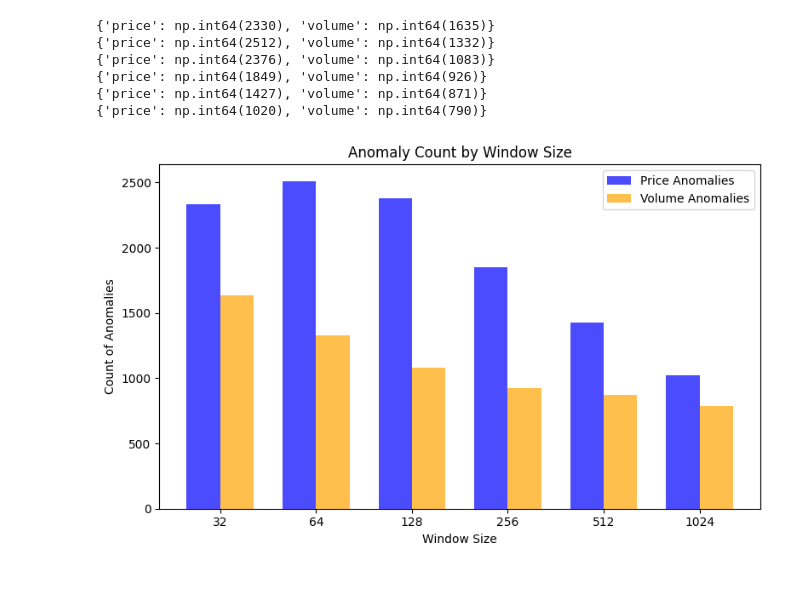
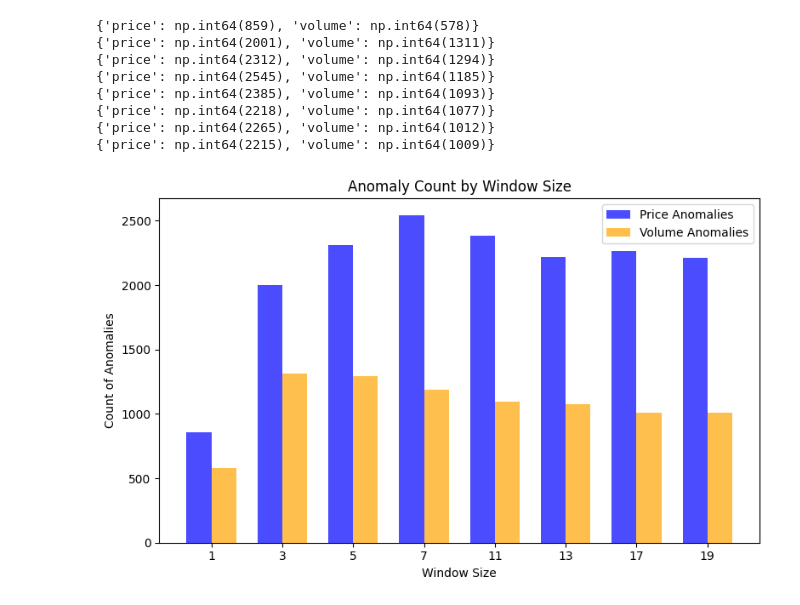
Before and after one commit to KarolSekscinski/anomaly-detection, a Jupyter notebook: ProcessorSpark/sandbox/explore_anomalies.ipynb, the cells around one changed output. Drawn from its saved outputs; the diff is of its cells as text; code cells hidden in the pictures.

Commit message:
working version of z-score detection

```diff
--- a/ProcessorSpark/sandbox/explore_anomalies.ipynb
+++ b/ProcessorSpark/sandbox/explore_anomalies.ipynb
@@ -4,6 +4,6 @@ from datetime import datetime
 import numpy as np
 import matplotlib.pyplot as plt
 # %%
-window_sizes = [32, 64, 128, 256, 512, 1024] # 512 is around minute
+window_sizes = [1,3,5,7,11,13,17,19] # but in seconds
+print(window_sizes)
 z_score_threshold = 3
-size_of_plot = 10000
@@ -12,8 +14,9 @@ df = pd.read_csv("data/finnhub7-12-2h.csv")
 columns = ["price", "volume", "trade_ts"]
 timestamp_format = "%Y-%m-%d %H:%M:%S.%f%z"
 df = df[columns]
-df["trade_ts"] = df["trade_ts"].apply(lambda x: datetime.strptime(x, timestamp_format))
+df["trade_ts"] = df["trade_ts"].apply(lambda a: datetime.strptime(a, timestamp_format))
 df = df.set_index("trade_ts")
+# df.index = pd.to_datetime(df.index)
 # %%
 print(df.describe())
 print(df.info())
@@ -40,3 +51,12 @@ None
+# %%
+df['volume_smooth'] = df['volume'].rolling(window=window_sizes[0]).mean()
+
+from sklearn.preprocessing import MinMaxScaler
+
+scaler = MinMaxScaler()
+df['volume_normalized'] = scaler.fit_transform(df[['volume']])
+df['volume_diff'] = df['volume'] - df['volume'].shift(1)
+df['volume_pct_change'] = df['volume'].pct_change()
 # %%
 # Plot Price and Volume
 fig, ax = plt.subplots(2, 1, figsize=(12, 8), sharex=True)
@@ -65,9 +113,25 @@ plt.show()
 # %%
-# Function to calculate rolling Z-score
-def detect_anomalies(dataframe, column, window_size, threshold):
-    rolling_mean = dataframe[column].rolling(window=window_size).mean()
-    rolling_std = dataframe[column].rolling(window=window_size).std()
+def detect_anomalies_sliding_window(dataframe, column, window_size_seconds, threshold):
+    """
+    Detect anomalies using z-scores, applying a sliding window where the rolling window is based on seconds.
+
+    :param dataframe: Input DataFrame with a time-based index
+    :param column: Column name to analyze
+    :param window_size_seconds: Sliding window size in seconds
+    :param threshold: Z-score threshold for anomaly detection
+    :return: Boolean Series indicating anomalies
+    """
+    # Convert window size in seconds to appropriate rolling window
+    window = f"{window_size_seconds}s"
+
+    # Apply rolling method with sliding window
+    rolling_mean = dataframe[column].rolling(window=window, min_periods=1, closed='both').mean()
+    rolling_std = dataframe[column].rolling(window=window, min_periods=1, closed='both').std()
+
+    # Calculate z-scores
     z_scores = (dataframe[column] - rolling_mean) / rolling_std
+
+    # Identify anomalies
     anomalies = np.abs(z_scores) > threshold
     return anomalies
 # %%
@@ -75,8 +139,8 @@ def detect_anomalies(dataframe, column, window_size, threshold):
 anomalies_summary = {}
 
 for window in window_sizes:
-    anomalies_price = detect_anomalies(df, 'price', window, z_score_threshold)
-    anomalies_volume = detect_anomalies(df, 'volume', window, z_score_threshold)
+    anomalies_price = detect_anomalies_sliding_window(df, 'price', window, z_score_threshold)
+    anomalies_volume = detect_anomalies_sliding_window(df, 'volume', window, z_score_threshold)
 
     # Count anomalies
     anomalies_count = {
@@ -88,39 +152,41 @@ for window in window_sizes:
 
 # Extract data for plotting
 window_sizes = list(anomalies_summary.keys())
 price_anomalies = [anomalies_summary[window]['price'] for window in window_sizes]
 volume_anomalies = [anomalies_summary[window]['volume'] for window in window_sizes]
 
 # Set up the bar chart
 x = np.arange(len(window_sizes))  # x positions for groups
 width = 0.35  # Width of bars
 
 fig, ax = plt.subplots(figsize=(8, 5))
 
 # Plot price anomalies
 ax.bar(x - width/2, price_anomalies, width, label='Price Anomalies', color='blue', alpha=0.7)
 
 # Plot volume anomalies
 ax.bar(x + width/2, volume_anomalies, width, label='Volume Anomalies', color='orange', alpha=0.7)
 
 # Add labels, title, and legend
 ax.set_xlabel('Window Size')
 ax.set_ylabel('Count of Anomalies')
 ax.set_title('Anomaly Count by Window Size')
 ax.set_xticks(x)
 ax.set_xticklabels(window_sizes)
 ax.legend()
 
 # Display the chart
 plt.tight_layout()
 plt.show()
 # %% [output]
-{'price': np.int64(2330), 'volume': np.int64(1635)}
-{'price': np.int64(2512), 'volume': np.int64(1332)}
-{'price': np.int64(2376), 'volume': np.int64(1083)}
-{'price': np.int64(1849), 'volume': np.int64(926)}
-{'price': np.int64(1427), 'volume': np.int64(871)}
-{'price': np.int64(1020), 'volume': np.int64(790)}
+{'price': np.int64(859), 'volume': np.int64(578)}
+{'price': np.int64(2001), 'volume': np.int64(1311)}
+{'price': np.int64(2312), 'volume': np.int64(1294)}
+{'price': np.int64(2545), 'volume': np.int64(1185)}
+{'price': np.int64(2385), 'volume': np.int64(1093)}
+{'price': np.int64(2218), 'volume': np.int64(1077)}
+{'price': np.int64(2265), 'volume': np.int64(1012)}
+{'price': np.int64(2215), 'volume': np.int64(1009)}
-[figure, old version]
+[figure, new version]
 # %%
 stats_table = []
```
Also changed, not shown: parts of 8 cells of this notebook, 3 other files.
